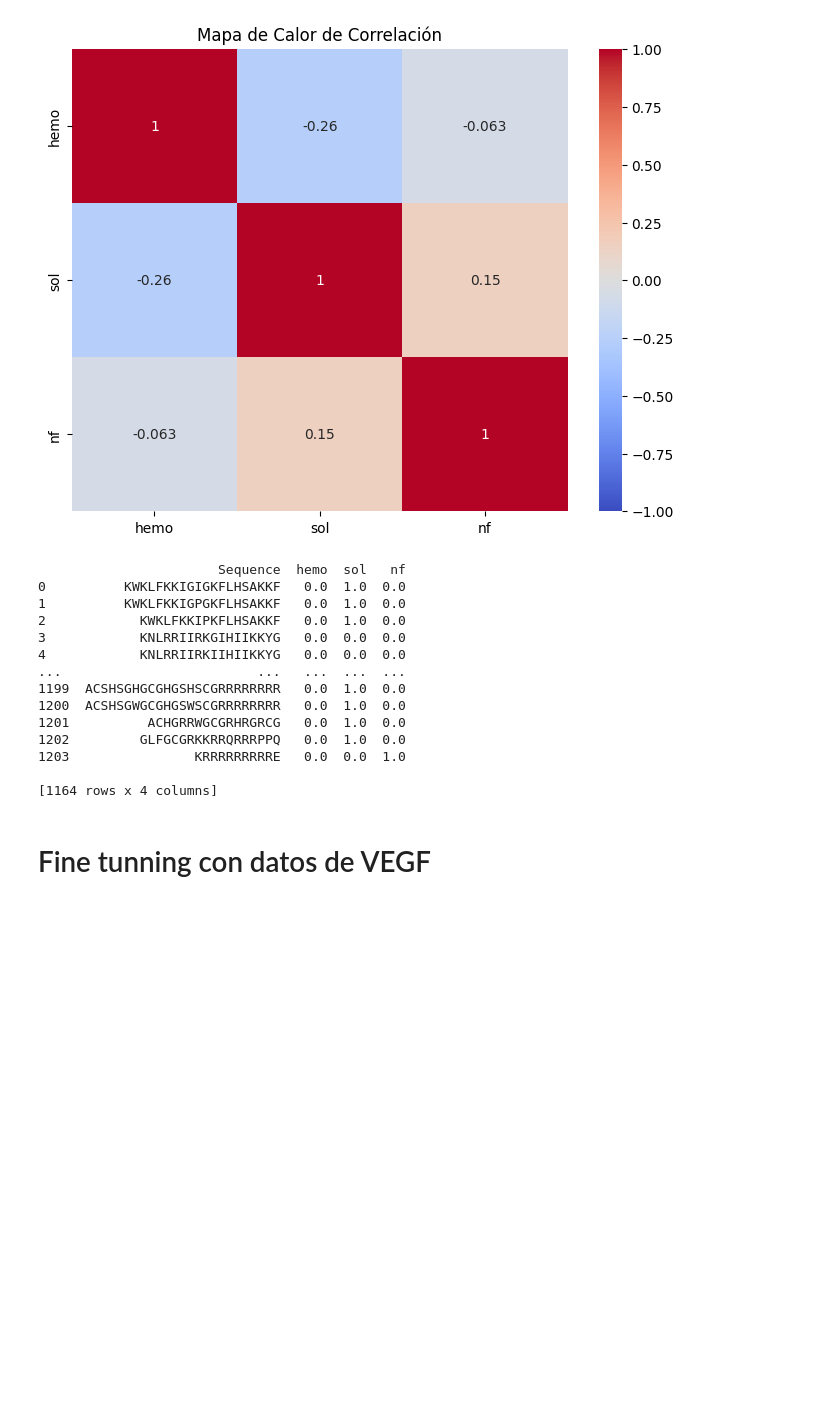
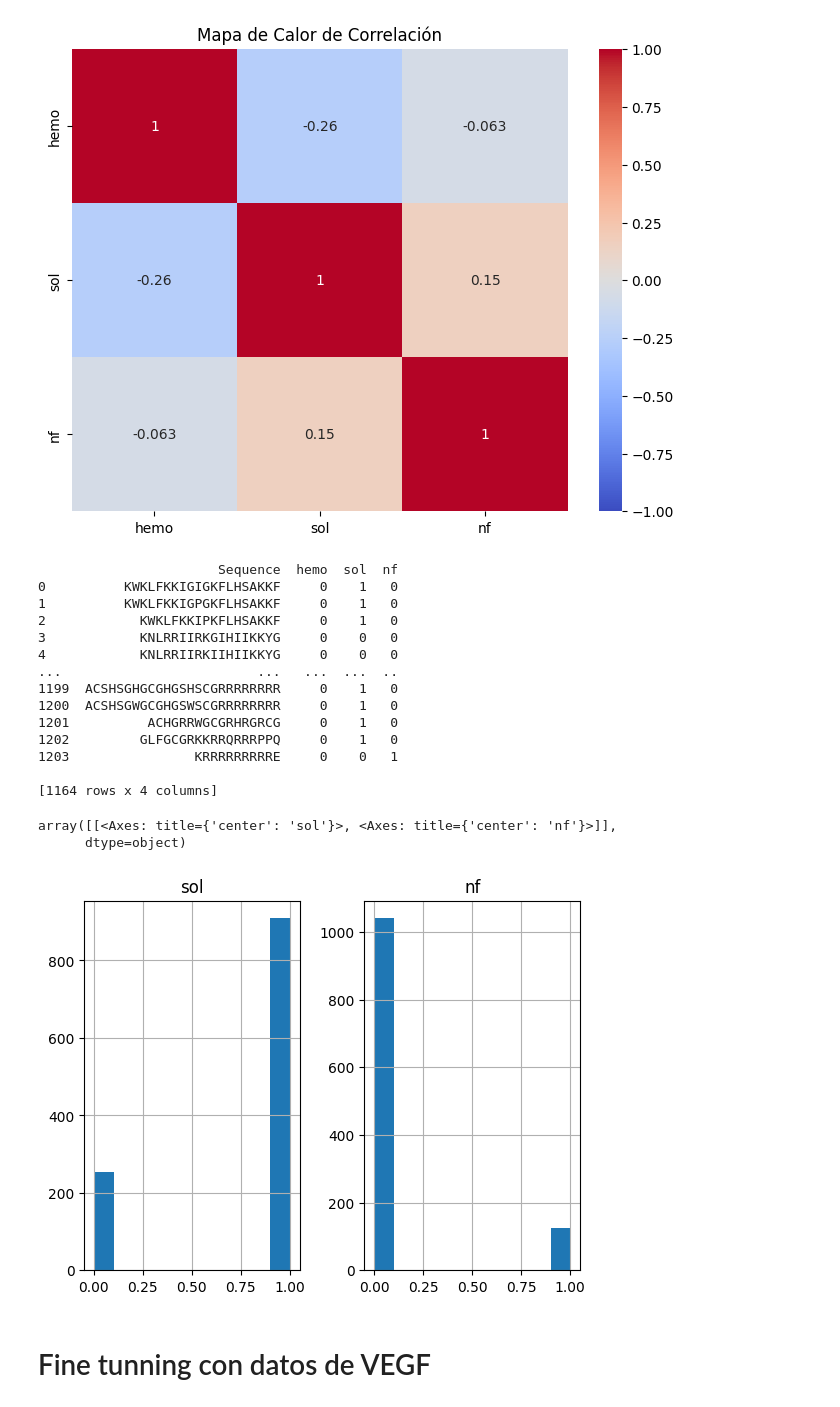
Before and after one commit to A01795375/Proyecto_Integrador_cancer, a Jupyter notebook: notebooks/Avance 5.ipynb, the cells around one changed output. Cells and saved outputs as stored; diff of their text form; code cells hidden in the pictures; blank space fills up the shorter version.

Commit message:
updated: avance 5 and created augment_data

```diff
--- a/notebooks/Avance 5.ipynb
+++ b/notebooks/Avance 5.ipynb
@@ -248,7 +248,7 @@ def predict_peptidebert(sequences, file_path):
                 #print(f'Secuencia {peptides[i]} {c]: {output}')
                 preds.append(output)
 
-            results = pd.concat([results,pd.DataFrame(preds, columns = [c]).astype(float)], axis=1)
+            results = pd.concat([results,pd.DataFrame(preds, columns = [c]).astype(int)], axis=1)
 
     results.to_csv(file_path, index=False) #guarda los resultados en
     return results
@@ -300,17 +300,17 @@ nf   -0.062813  0.152043  1.000000
 non_hemolytic = bert_results[bert_results['hemo']==0]
 print(non_hemolytic)
 # %% [output]
-                       Sequence  hemo  sol   nf
-0          KWKLFKKIGIGKFLHSAKKF   0.0  1.0  0.0
-1          KWKLFKKIGPGKFLHSAKKF   0.0  1.0  0.0
-2            KWKLFKKIPKFLHSAKKF   0.0  1.0  0.0
-3            KNLRRIIRKGIHIIKKYG   0.0  0.0  0.0
-4            KNLRRIIRKIIHIIKKYG   0.0  0.0  0.0
-...                         ...   ...  ...  ...
-1199  ACSHSGHGCGHGSHSCGRRRRRRRR   0.0  1.0  0.0
-1200  ACSHSGWGCGHGSWSCGRRRRRRRR   0.0  1.0  0.0
-1201          ACHGRRWGCGRHRGRCG   0.0  1.0  0.0
-1202         GLFGCGRKKRRQRRRPPQ   0.0  1.0  0.0
-1203                KRRRRRRRRRE   0.0  0.0  1.0
+                       Sequence  hemo  sol  nf
+0          KWKLFKKIGIGKFLHSAKKF     0    1   0
+1          KWKLFKKIGPGKFLHSAKKF     0    1   0
+2            KWKLFKKIPKFLHSAKKF     0    1   0
+3            KNLRRIIRKGIHIIKKYG     0    0   0
+4            KNLRRIIRKIIHIIKKYG     0    0   0
+...                         ...   ...  ...  ..
+1199  ACSHSGHGCGHGSHSCGRRRRRRRR     0    1   0
+1200  ACSHSGWGCGHGSWSCGRRRRRRRR     0    1   0
+1201          ACHGRRWGCGRHRGRCG     0    1   0
+1202         GLFGCGRKKRRQRRRPPQ     0    1   0
+1203                KRRRRRRRRRE     0    0   1
 
 [1164 rows x 4 columns]
@@ -317,3 +319,9 @@ print(non_hemolytic)
+# %%
+non_hemolytic.hist(column=['sol','nf'])
+# %% [output]
+array([[<Axes: title={'center': 'sol'}>, <Axes: title={'center': 'nf'}>]],
+      dtype=object)
+[figure, added]
 # %% [markdown]
 # Fine tunning con datos de VEGF
 # %% [markdown]
```
Also changed, not shown: parts of 9 cells of this notebook, 24 other files.
